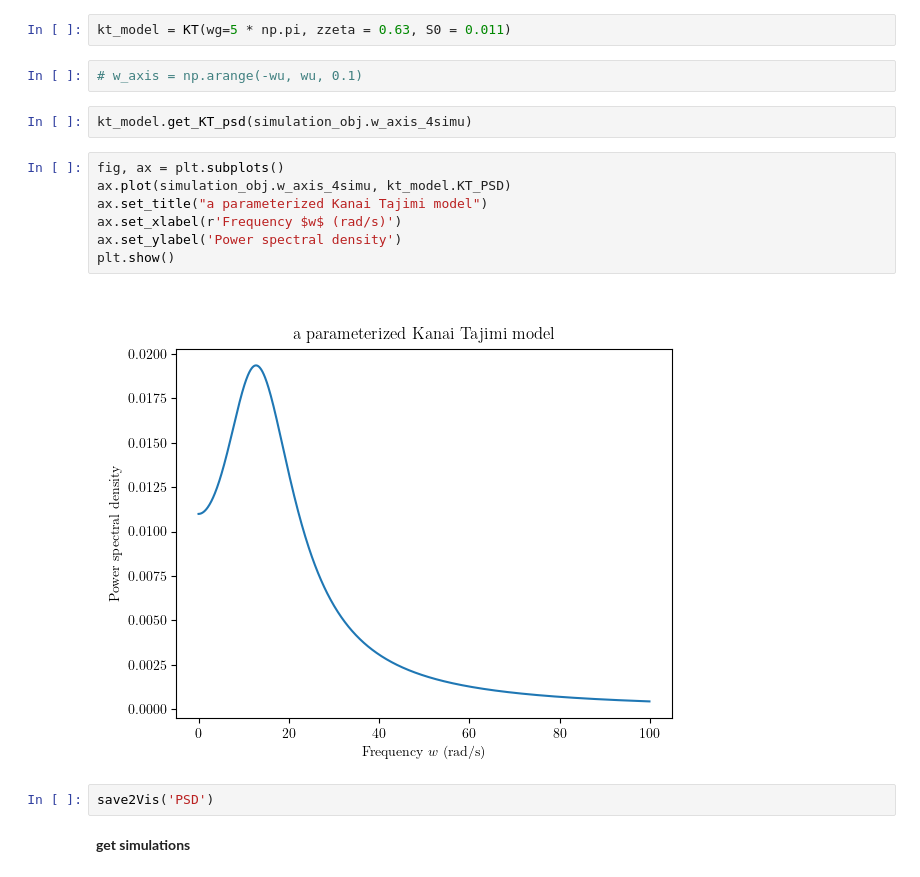
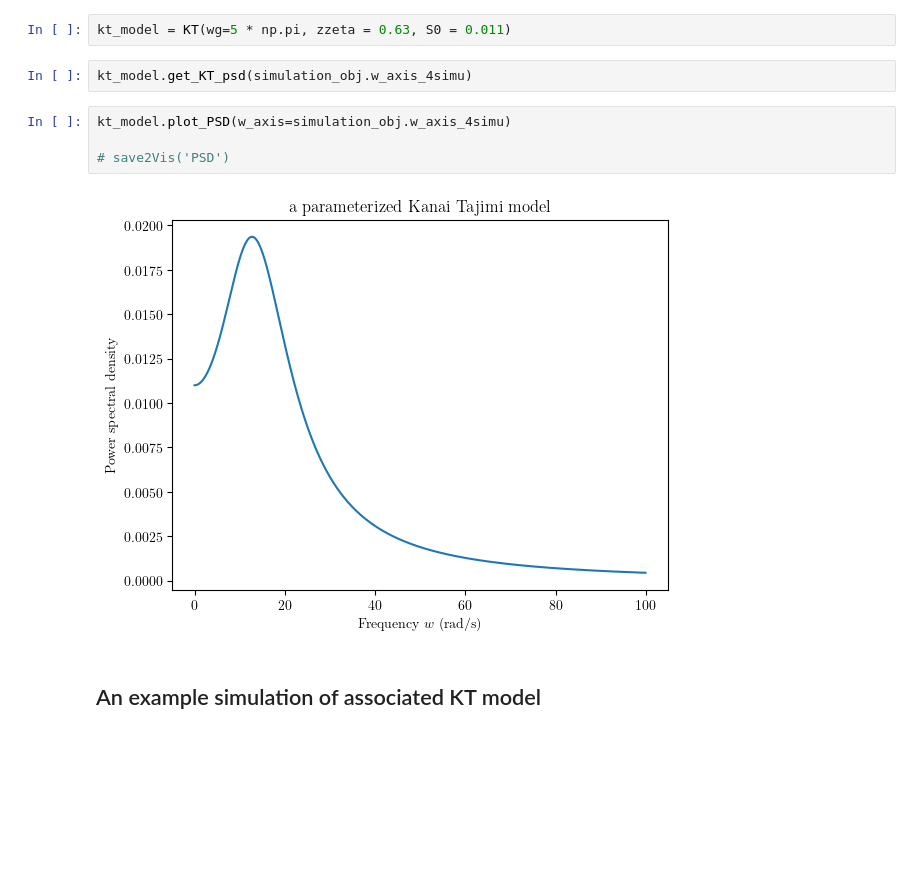
Before and after one commit to leslieDLcy/ktnsrm, a Jupyter notebook: example/OOP_implementation.ipynb, the cells around one changed output. Cells and saved outputs as stored; diff of their text form; blank space fills up the shorter version.

```diff
--- a/example/OOP_implementation.ipynb
+++ b/example/OOP_implementation.ipynb
@@ -44,23 +37,16 @@ the shape of the time axis: (1600,)
 > Hint: need to specify a `w_axis` at run time
 # %%
 kt_model = KT(wg=5 * np.pi, zzeta = 0.63, S0 = 0.011)
-# %%
-# w_axis = np.arange(-wu, wu, 0.1)
 # %%
 kt_model.get_KT_psd(simulation_obj.w_axis_4simu)
-# %%
-fig, ax = plt.subplots()
-ax.plot(simulation_obj.w_axis_4simu, kt_model.KT_PSD)
-ax.set_title("a parameterized Kanai Tajimi model")
-ax.set_xlabel(r'Frequency $w$ (rad/s)')
-ax.set_ylabel('Power spectral density')
-plt.show()
-# %% [output]
-[figure, removed]
-# %%
-save2Vis('PSD')
+# %%
+kt_model.plot_PSD(w_axis=simulation_obj.w_axis_4simu)
+
+# save2Vis('PSD')
+# %% [output]
+[figure, added]
 # %% [markdown]
-**get simulations**
+## An example simulation of associated KT model
 # %%
 KT_simulation_amp = simulation_obj._SpecRepsentation0(kt_model.KT_PSD, plotting=True)
 # %% [output]
```
Also changed, not shown: parts of 27 cells of this notebook, 5 other files.
